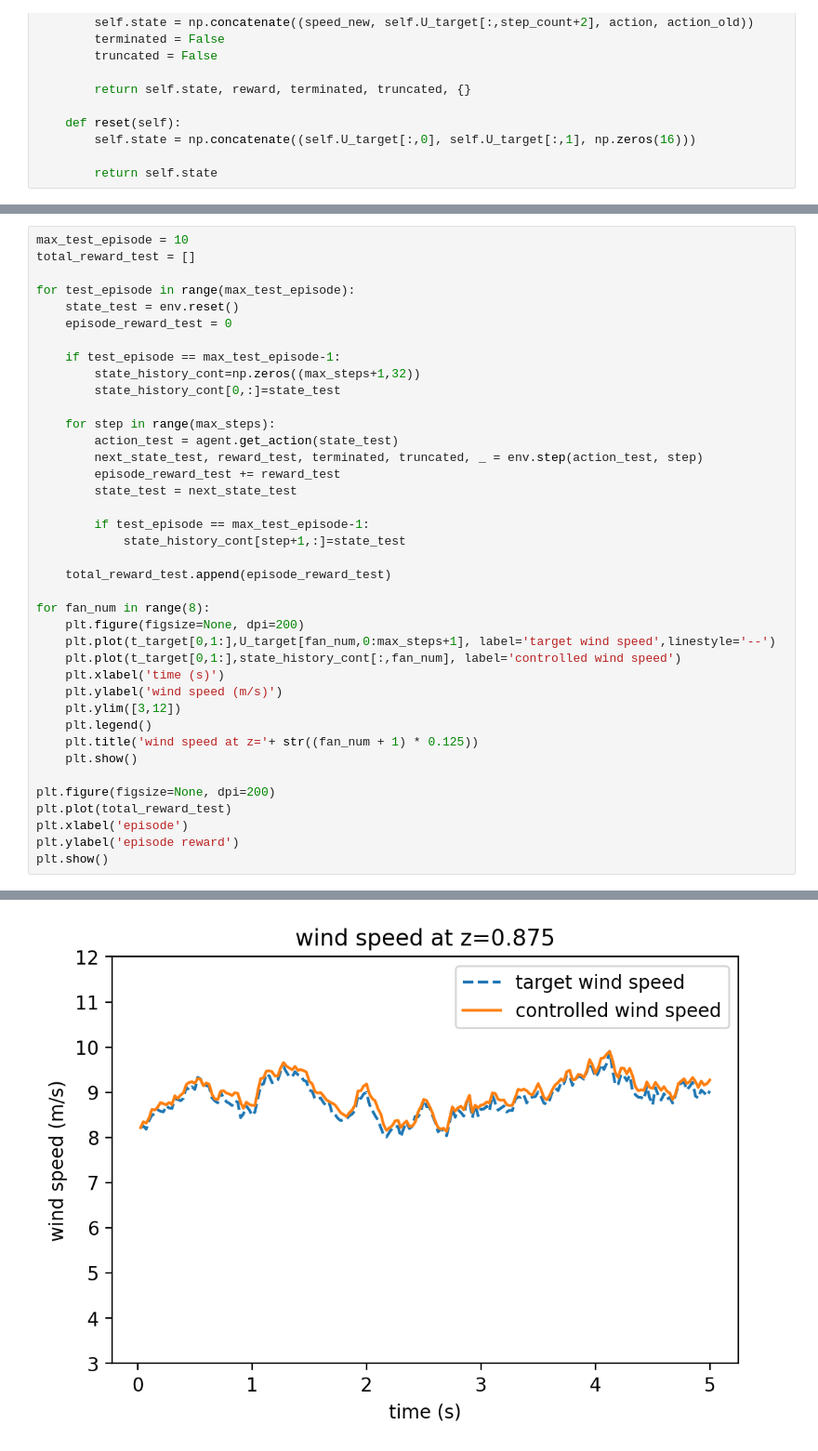
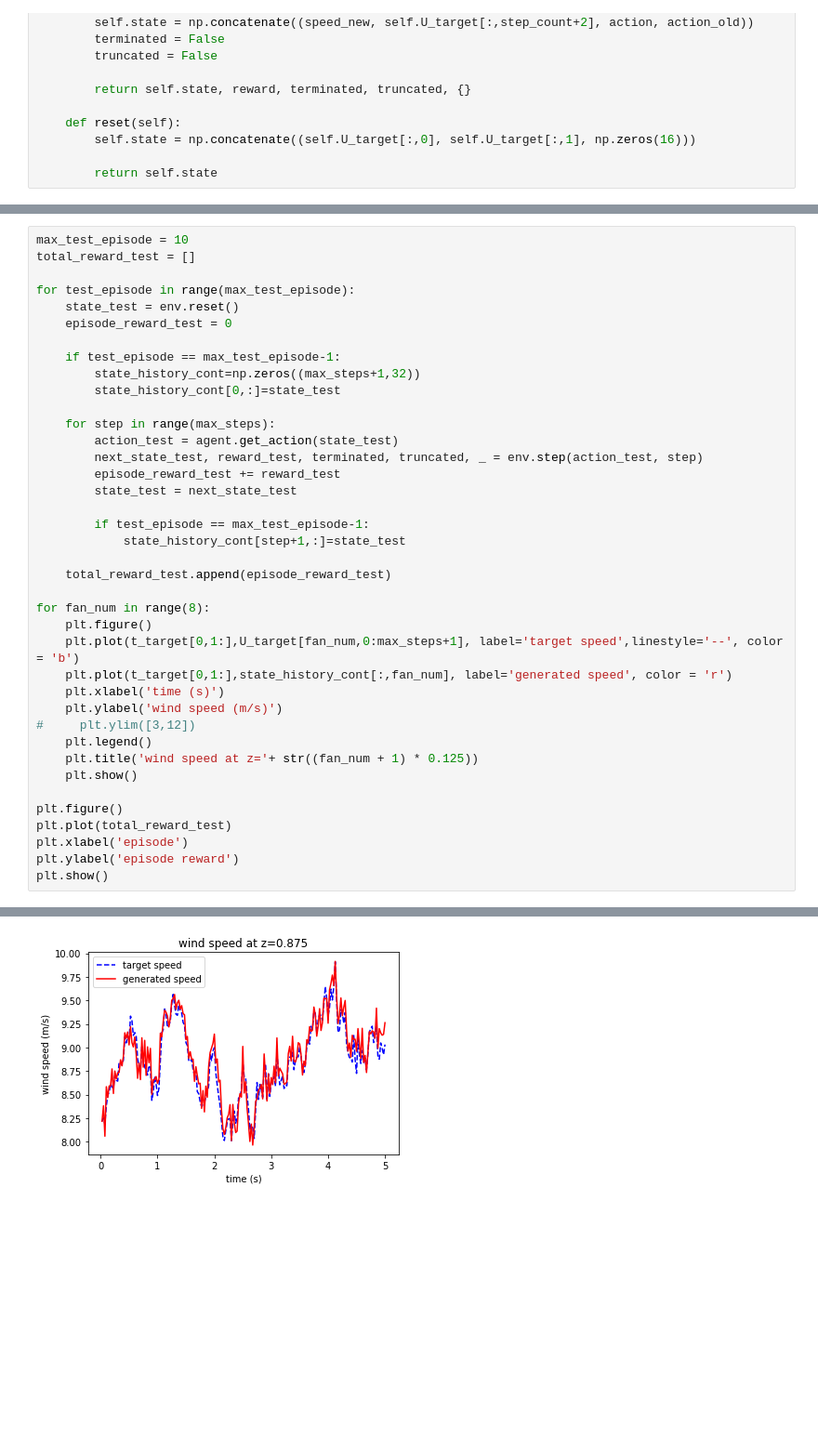
Before and after one commit to baohengl/CSE546-final-project, a Jupyter notebook: baohengl_final_project_part2.ipynb, the cells around one changed output, grey strips where cells are left out. Shown at 93% size. Saved outputs shown, nothing was run; the diff lists cells and outputs as text; blank space fills up the shorter version.

```diff
--- a/baohengl_final_project_part2.ipynb
+++ b/baohengl_final_project_part2.ipynb
@@ -261,17 +261,17 @@ for test_episode in range(max_test_episode):
     total_reward_test.append(episode_reward_test)
 
 for fan_num in range(8):
-    plt.figure(figsize=None, dpi=200)
-    plt.plot(t_target[0,1:],U_target[fan_num,0:max_steps+1], label='target wind speed',linestyle='--')
-    plt.plot(t_target[0,1:],state_history_cont[:,fan_num], label='controlled wind speed')
+    plt.figure()
+    plt.plot(t_target[0,1:],U_target[fan_num,0:max_steps+1], label='target speed',linestyle='--', color = 'b')
+    plt.plot(t_target[0,1:],state_history_cont[:,fan_num], label='generated speed', color = 'r')
     plt.xlabel('time (s)')
     plt.ylabel('wind speed (m/s)')
-    plt.ylim([3,12])
+#     plt.ylim([3,12])
     plt.legend()
     plt.title('wind speed at z='+ str((fan_num + 1) * 0.125))
     plt.show()
 
-plt.figure(figsize=None, dpi=200)
+plt.figure()
 plt.plot(total_reward_test)
 plt.xlabel('episode')
 plt.ylabel('episode reward')
@@ -286 +286 @@ plt.show()
-[figure, old version]
+[figure, new version]
```
Also changed, not shown: parts of 6 cells of this notebook.
